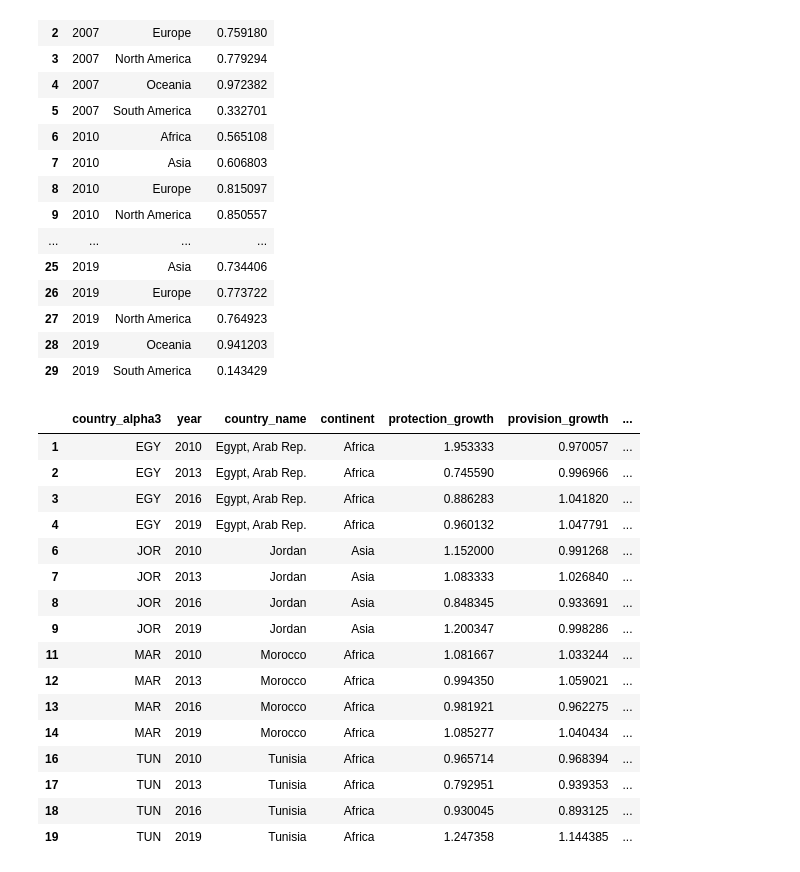
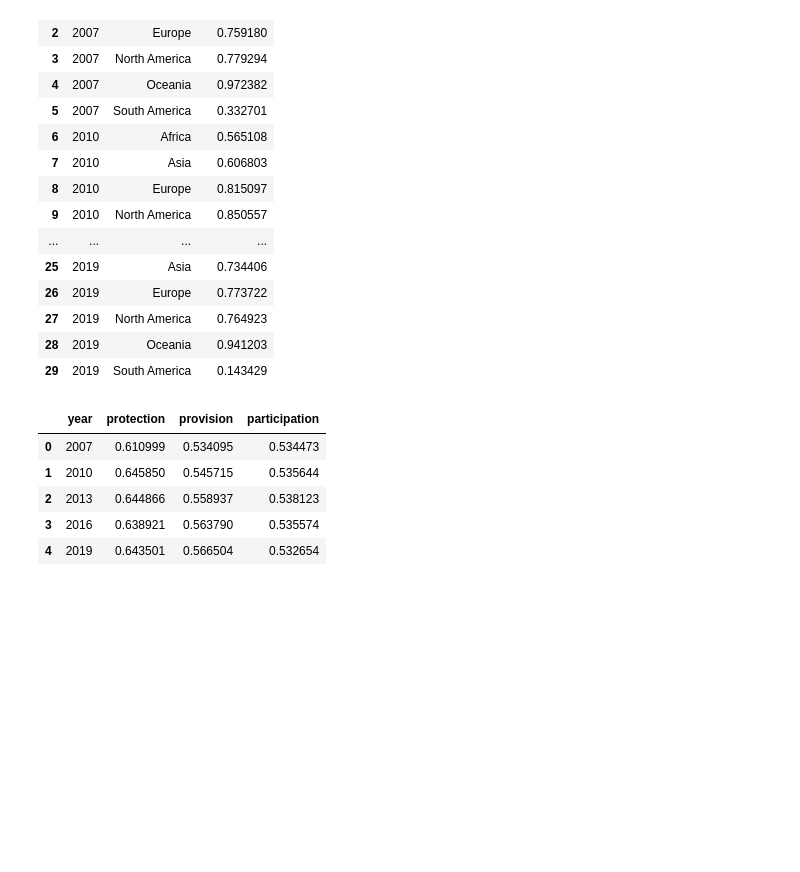
Before and after one commit to sergeimolinari/IDOS-PPP, a Jupyter notebook: src/idos_ppp/data_management/try.ipynb, the cells around one changed output. Cells and saved outputs as stored; diff of their text form; code cells hidden in the pictures; blank space fills up the shorter version.

```diff
--- a/src/idos_ppp/data_management/try.ipynb
+++ b/src/idos_ppp/data_management/try.ipynb
@@ -458,25 +498,13 @@ yrl_prot_prov_continent
 | 27 | 2019 | North America | 0.764923 |
 | 28 | 2019 | Oceania | 0.941203 |
 | 29 | 2019 | South America | 0.143429 |
-# %%
-gcc_and_repressive_countries_growth_dataframe = pd.read_pickle(BLD / "analysis" / "subsets" / "gcc_and_repressive_countries_growth_data.pkl")
-repressive_countries_growth_dataframe = pd.read_pickle(BLD / "analysis" / "subsets" / "repressive_countries_growth_data.pkl")
-repressive_countries_growth_dataframe
-# %% [output]
-|  | country_alpha3 | year | country_name | continent | protection_growth | provision_growth | ... |
-| 1 | EGY | 2010 | Egypt, Arab Rep. | Africa | 1.953333 | 0.970057 | ... |
-| 2 | EGY | 2013 | Egypt, Arab Rep. | Africa | 0.745590 | 0.996966 | ... |
-| 3 | EGY | 2016 | Egypt, Arab Rep. | Africa | 0.886283 | 1.041820 | ... |
-| 4 | EGY | 2019 | Egypt, Arab Rep. | Africa | 0.960132 | 1.047791 | ... |
-| 6 | JOR | 2010 | Jordan | Asia | 1.152000 | 0.991268 | ... |
-| 7 | JOR | 2013 | Jordan | Asia | 1.083333 | 1.026840 | ... |
-| 8 | JOR | 2016 | Jordan | Asia | 0.848345 | 0.933691 | ... |
-| 9 | JOR | 2019 | Jordan | Asia | 1.200347 | 0.998286 | ... |
-| 11 | MAR | 2010 | Morocco | Africa | 1.081667 | 1.033244 | ... |
-| 12 | MAR | 2013 | Morocco | Africa | 0.994350 | 1.059021 | ... |
-| 13 | MAR | 2016 | Morocco | Africa | 0.981921 | 0.962275 | ... |
-| 14 | MAR | 2019 | Morocco | Africa | 1.085277 | 1.040434 | ... |
-| 16 | TUN | 2010 | Tunisia | Africa | 0.965714 | 0.968394 | ... |
-| 17 | TUN | 2013 | Tunisia | Africa | 0.792951 | 0.939353 | ... |
-| 18 | TUN | 2016 | Tunisia | Africa | 0.930045 | 0.893125 | ... |
-| 19 | TUN | 2019 | Tunisia | Africa | 1.247358 | 1.144385 | ... |
+# %%
+mean = pd.read_pickle(BLD / "analysis" / "mean.pkl")
+mean
+# %% [output]
+|  | year | protection | provision | participation |
+| 0 | 2007 | 0.610999 | 0.534095 | 0.534473 |
+| 1 | 2010 | 0.645850 | 0.545715 | 0.535644 |
+| 2 | 2013 | 0.644866 | 0.558937 | 0.538123 |
+| 3 | 2016 | 0.638921 | 0.563790 | 0.535574 |
+| 4 | 2019 | 0.643501 | 0.566504 | 0.532654 |
```
Also changed, not shown: parts of 2 cells of this notebook, 5 other files.
